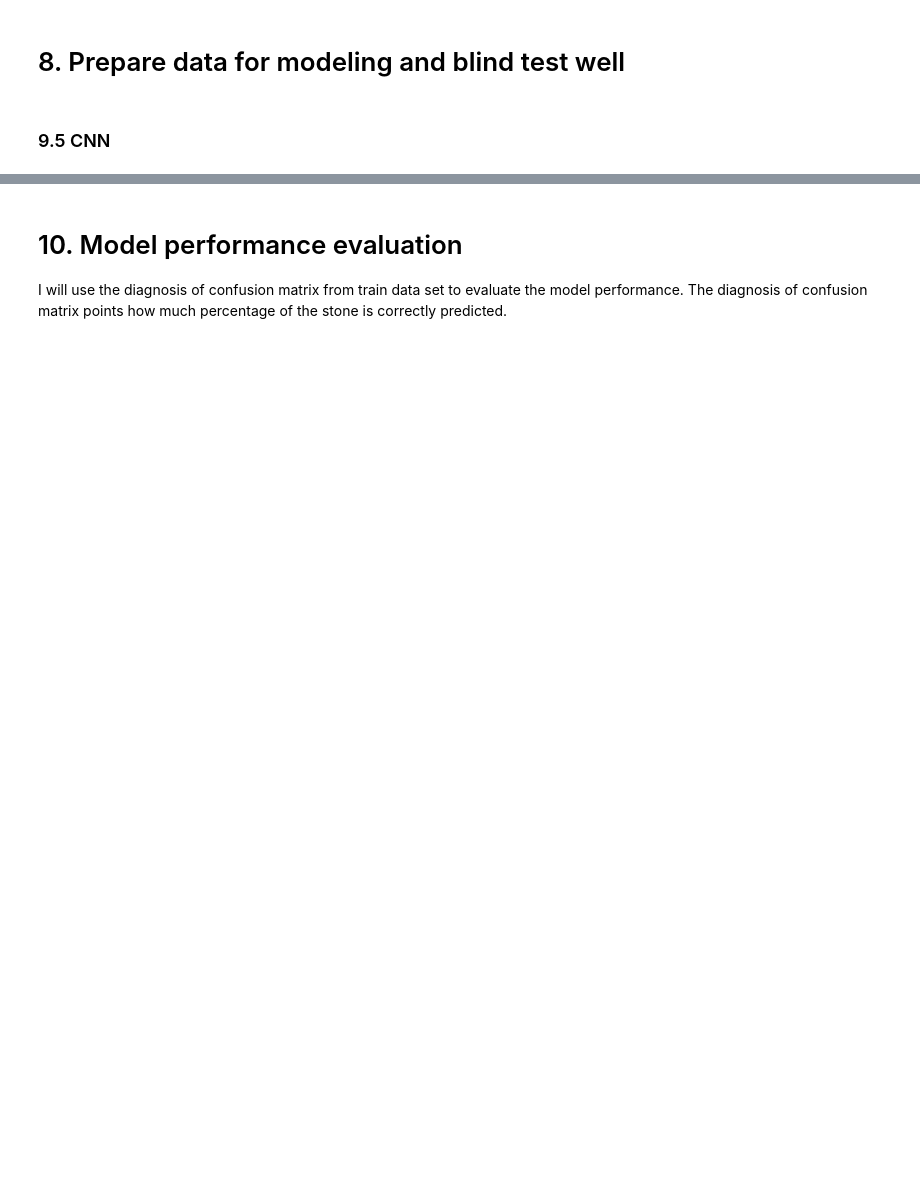
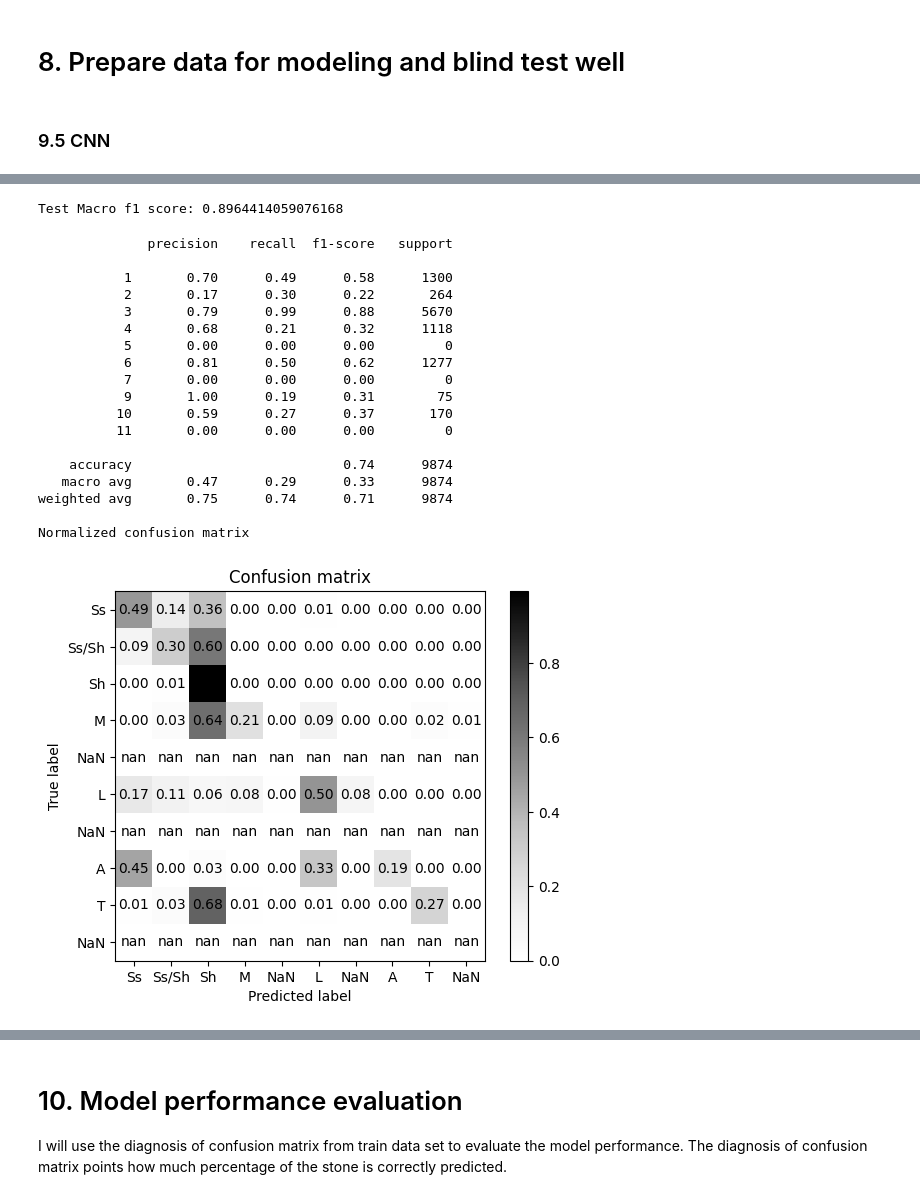
Before and after one commit to igorjssouza/Facies-Classification-in-Well-Log, a Jupyter notebook: NorthSeaLongWell.ipynb, the cells around one changed output, grey strips where cells are left out. Drawn from its saved outputs; the diff is of its cells as text; code cells hidden in the pictures; blank space fills up the shorter version.

```diff
--- a/NorthSeaLongWell.ipynb
+++ b/NorthSeaLongWell.ipynb
@@ -553,7 +843,7 @@ def build_lstm_model():
     model_lstm.add(keras.layers.Flatten())
     model_lstm.add(keras.layers.Dense(512, activation='relu'))
     model_lstm.add(keras.layers.Dropout(0.2))
-    model_lstm.add(keras.layers.Dense(11, activation='softmax'))
+    model_lstm.add(keras.layers.Dense(12, activation='softmax'))
 
     optimizer_aux = tf.keras.optimizers.Adam()
     model_lstm.compile(loss="sparse_categorical_crossentropy", optimizer=optimizer_aux, metrics=['accuracy'])
@@ -594,12 +947,35 @@ plot_confusion_matrix(cm_test_lstm, training_features, normalize=True)
 # %%
 microF1_test_lstm = f1_score(y_test, pred_test_lstm, average='micro')
 print('Test Macro f1 score:', microF1_test_lstm)
+# %% [output]
+Test Macro f1 score: 0.8964414059076168
 # %%
 pred_blind_lstm = model_lstm.predict(X_blind_reshaped)
 pred_blind_lstm = tf.argmax(pred_blind_lstm, axis=1)
 print(classification_report(y_blind, pred_blind_lstm))
 cm_lstm = confusion_matrix(y_blind, pred_blind_lstm)
-plot_confusion_matrix(cm_lstm, training_features, normalize=True)
+list_blind_full =   ['Ss','Ss/Sh','Sh','M','NaN','L','NaN','A','T','NaN']
+plot_confusion_matrix(cm_lstm, list_blind_full, normalize=True)
+# %% [output]
+              precision    recall  f1-score   support
+
+           1       0.70      0.49      0.58      1300
+           2       0.17      0.30      0.22       264
+           3       0.79      0.99      0.88      5670
+           4       0.68      0.21      0.32      1118
+           5       0.00      0.00      0.00         0
+           6       0.81      0.50      0.62      1277
+           7       0.00      0.00      0.00         0
+           9       1.00      0.19      0.31        75
+          10       0.59      0.27      0.37       170
+          11       0.00      0.00      0.00         0
+
+    accuracy                           0.74      9874
+   macro avg       0.47      0.29      0.33      9874
+weighted avg       0.75      0.74      0.71      9874
+
+Normalized confusion matrix
+[figure, added]
 # %%
 from tensorflow.keras.models import Sequential
 from tensorflow.keras.layers import Input, GRU, MaxPooling1D, Dropout, BatchNormalization, Flatten, Dense
```
Also changed, not shown: parts of 50 cells of this notebook.
